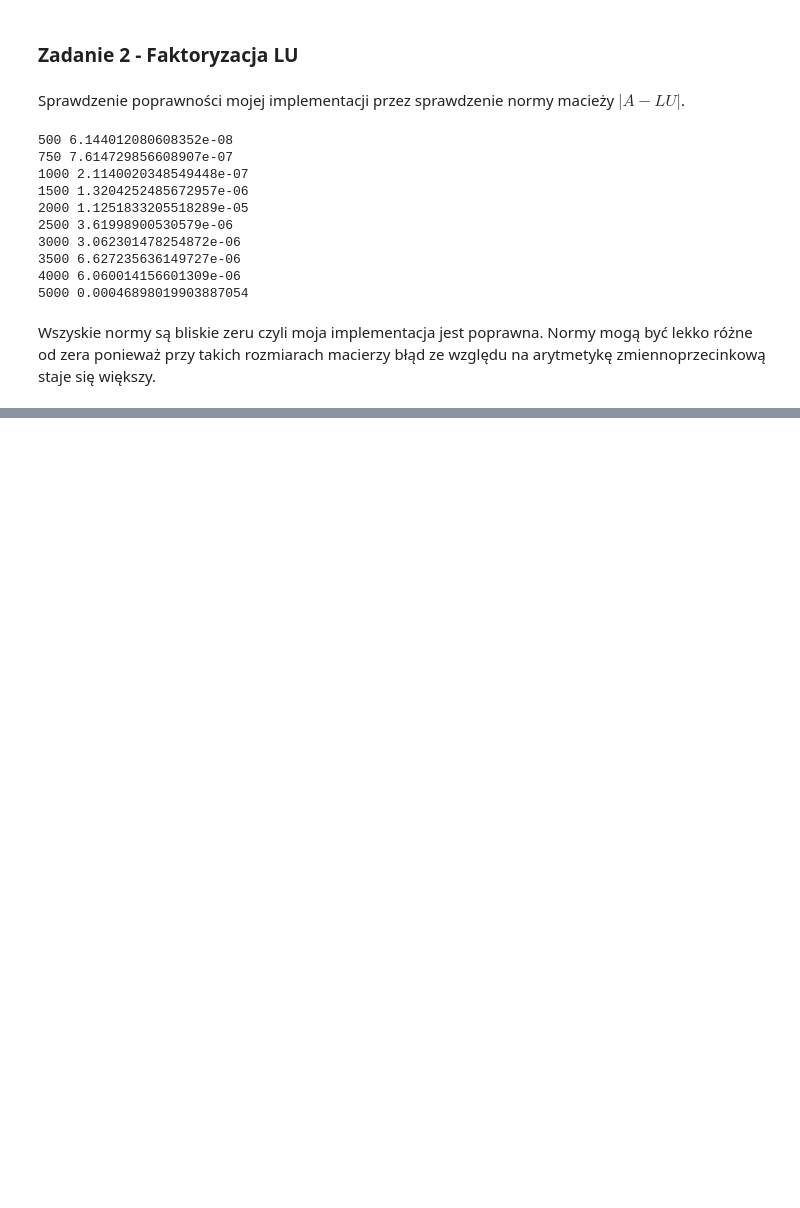
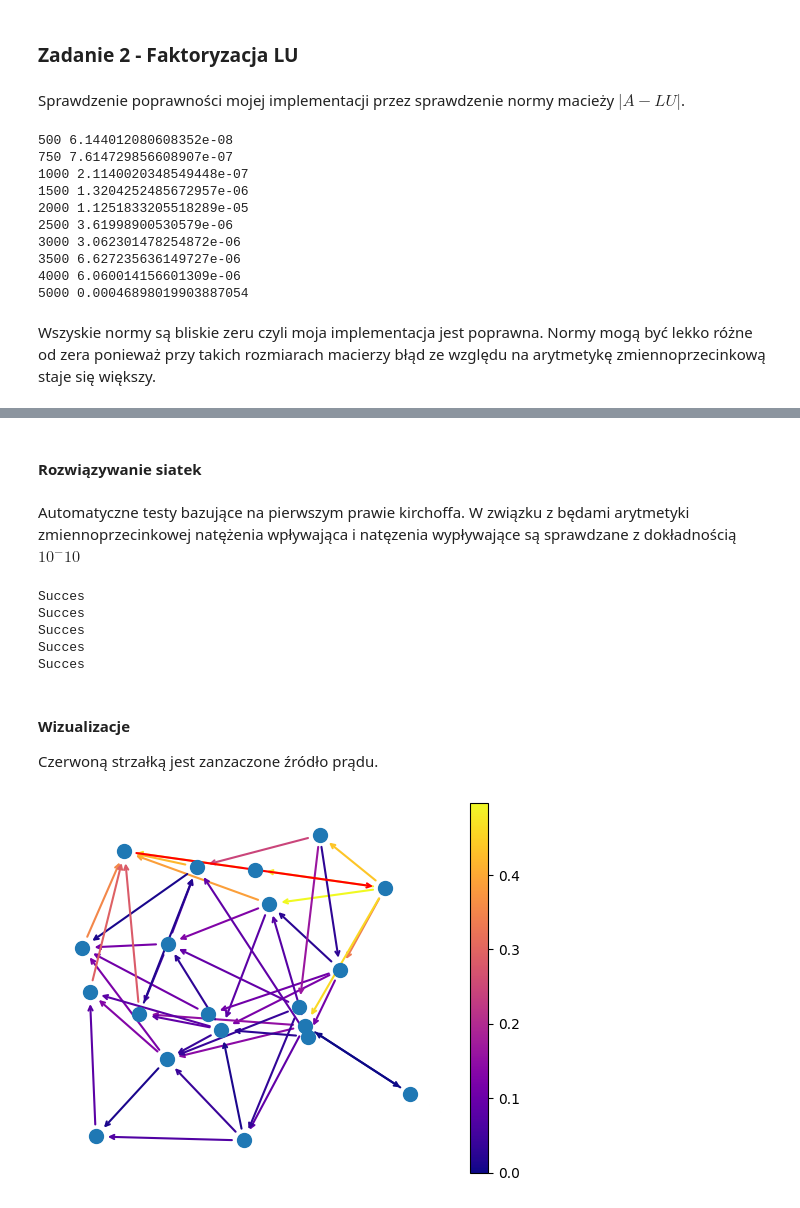
Before and after one commit to MinerOfSouls/Mowint, a Jupyter notebook: lab2.ipynb, the cells around one changed output, grey strips where cells are left out. Cells and saved outputs as stored; diff of their text form; code cells hidden in the pictures; blank space fills up the shorter version.

```diff
--- a/lab2.ipynb
+++ b/lab2.ipynb
@@ -72,0 +195,26 @@ Wszyskie normy są bliskie zeru czyli moja implementacja jest poprawna. Normy mo
+# %% [markdown]
+#### Rozwiązywanie siatek
+# %% [markdown]
+Automatyczne testy bazujące na pierwszym prawie kirchoffa. W związku z będami arytmetyki zmiennoprzecinkowej natężenia wpływająca i natęzenia wypływające są sprawdzane z dokładnością $10^-10$
+# %%
+solution_graphs = []
+for g in graphs:
+    solution, i = solve_nodal_analisis(g["graph"], g["desc"]["source"], g["desc"]["tap"], g["desc"]["voltage"])
+    g["desc"]["current"] = i
+    solved_g = util.create_graf_from_solution(g["graph"], solution)
+    util.validate_solution(solved_g.copy(), g["desc"], True)
+    solution_graphs.append((solved_g, g["desc"]))
+# %% [output]
+Succes
+Succes
+Succes
+Succes
+Succes
+# %% [markdown]
+#### Wizualizacje
+Czerwoną strzałką jest zanzaczone źródło prądu.
+# %%
+solved_random = solution_graphs[0]
+util.draw_current(solved_random[0].copy(), solved_random[1], nx.kamada_kawai_layout(solved_random[0], weight=None, scale=5), lables=False, edge_width=1.5)
+# %% [output]
+[figure, added]
```
Also changed, not shown: parts of 13 cells of this notebook, 6 other files.
